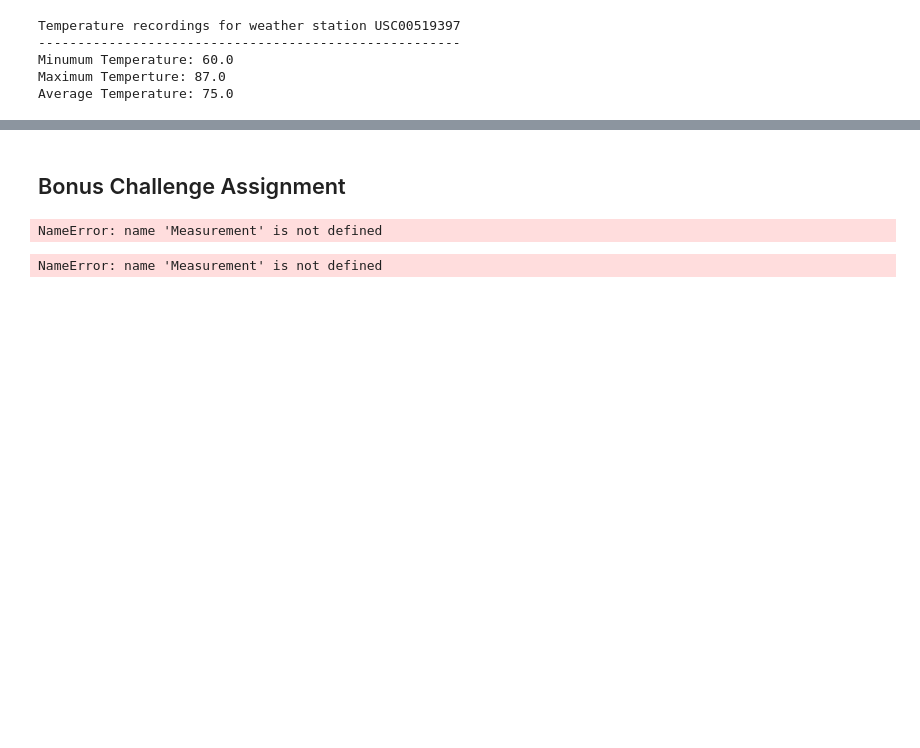
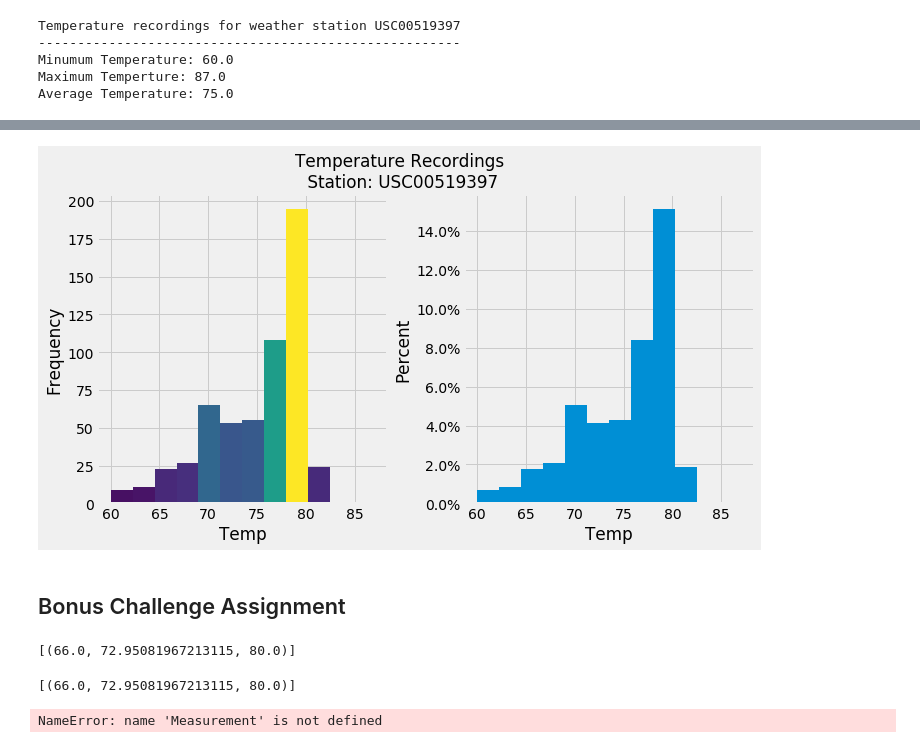
Before and after one commit to lilstarhunter/sqlalchemy-challenge, a Jupyter notebook: climate_starter.ipynb, the cells around one changed output, grey strips where cells are left out. Cells and saved outputs as stored; diff of their text form; code cells hidden in the pictures; blank space fills up the shorter version.

```diff
--- a/climate_starter.ipynb
+++ b/climate_starter.ipynb
@@ -233,3 +235,40 @@ plt.show()
+# %%
+#playing around with Matplotlib for cool histograms
+x = year_top_temp["tobs"]
+plt.close('all')
+fig, (ax1, ax2)= plt.subplots(1, 2, figsize = (10,5))
+
+# N is the count in each bin, bins is the lower-limit of the bin
+N, bins, patches = ax1.hist(x, bins=12)
+
+# We'll color code by height, but you could use any scalar
+fracs = N / N.max()
+
+# we need to normalize the data to 0..1 for the full range of the colormap
+norm = colors.Normalize(fracs.min(), fracs.max())
+
+# Now, we'll loop through our objects and set the color of each accordingly
+for thisfrac, thispatch in zip(fracs, patches):
+    color = plt.cm.viridis(norm(thisfrac))
+    thispatch.set_facecolor(color)
+
+# We can also normalize our inputs by the total number of counts
+ax2.hist(x, bins=12, density=True)
+
+# Now we format the y-axis to display percentage
+ax2.yaxis.set_major_formatter(PercentFormatter(xmax=1))
+
+suptitle = plt.suptitle(f"Temperature Recordings\n Station: {top_station}", y=1.1)
+ax1.set_ylabel("Frequency")
+ax2.set_ylabel("Percent")
+ax1.set_xlabel("Temp")
+ax2.set_xlabel("Temp")
+
+plt.tight_layout(pad = 0.4, w_pad = 0.5, h_pad = 1)
+plt.savefig("top_station_temp_heat.png", bbox_extra_artists=(suptitle,), bbox_inches="tight")
+plt.show()
+# %% [output]
+[figure, added]
 # %% [markdown]
 ## Bonus Challenge Assignment
 # %%
@@ -246,10 +285,10 @@ def calc_temps(start_date, end_date):
         TMIN, TAVE, and TMAX
     """
 
-    return session.query(func.min(Measurement.tobs), func.avg(Measurement.tobs), func.max(Measurement.tobs)).\
-        filter(Measurement.date >= start_date).filter(Measurement.date <= end_date).all()
+    return session.query(func.min(m.tobs), func.avg(m.tobs), func.max(m.tobs)).\
+        filter(m.date >= start_date).filter(m.date <= end_date).all()
 
 # function usage example
 print(calc_temps('2012-02-28', '2012-03-05'))
 # %% [output]
-NameError: name 'Measurement' is not defined
+[(66.0, 72.95081967213115, 80.0)]
@@ -259,3 +295,22 @@ NameError: name 'Measurement' is not defined
+# %%
+# Use your previous function `calc_temps` to calculate the tmin, tavg, and tmax
+# for your trip using the previous year's data for those same dates.
+def calc_temps(start_date, end_date):
+    """TMIN, TAVG, and TMAX for a list of dates.
+
+    Args:
+        start_date (string): A date string in the format %Y-%m-%d
+        end_date (string): A date string in the format %Y-%m-%d
+
+    Returns:
+        TMIN, TAVE, and TMAX
+    """
+
+    return session.query(func.min(m.tobs), func.avg(m.tobs), func.max(m.tobs)).\
+        filter(m.date >= start_date).filter(m.date <= end_date).all()
+print(calc_temps("2014-11-22","2014-11-30"))
+# %% [output]
+[(66.0, 72.95081967213115, 80.0)]
 # %%
 # Plot the results from your previous query as a bar chart.
 # Use "Trip Avg Temp" as your Title
```
Also changed, not shown: parts of 8 cells of this notebook, 4 other files.
